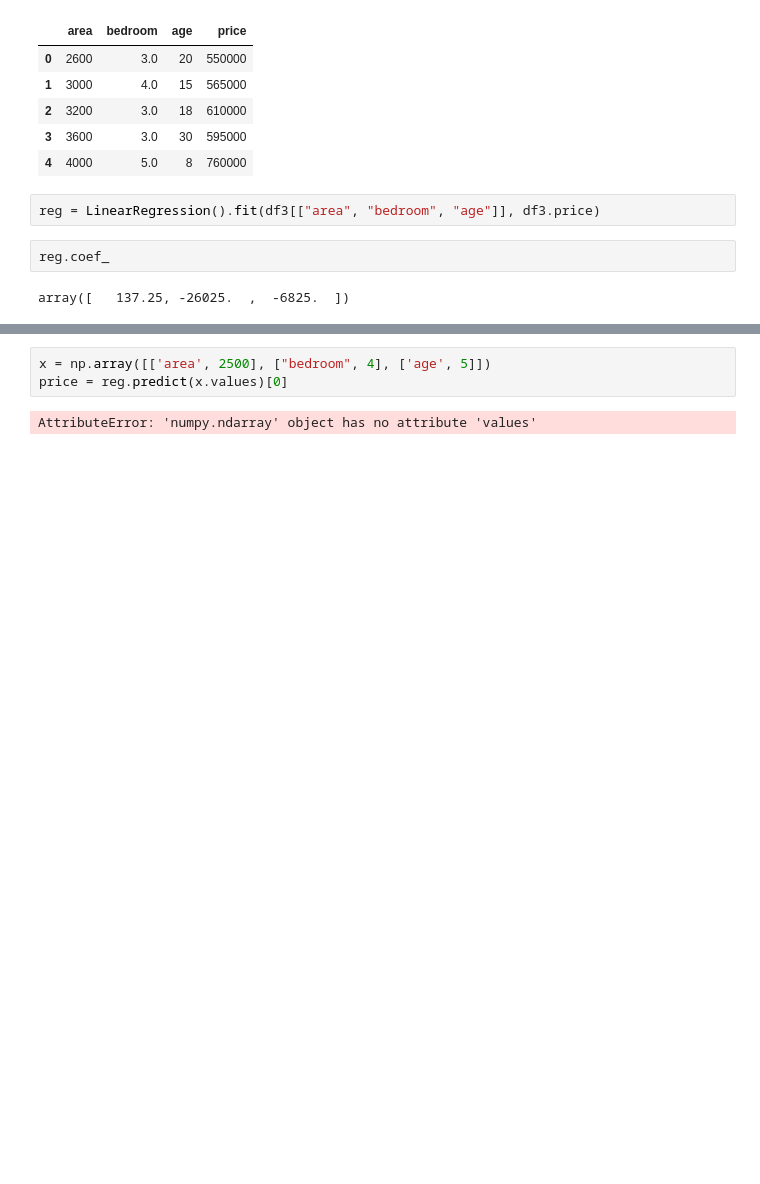
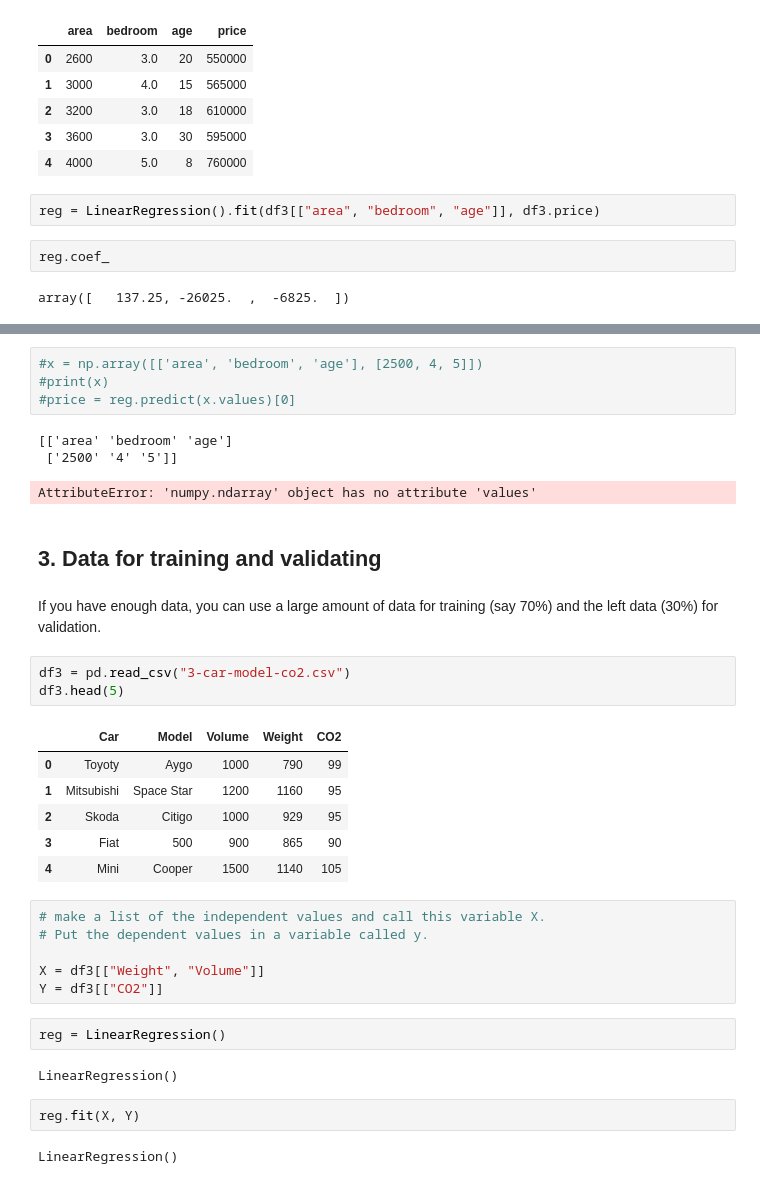
Before and after one commit to code4yonglei/code_4_Tutorials, a Jupyter notebook: machine-learning/1-linear-regression.ipynb, the cells around one changed output, grey strips where cells are left out. Saved outputs shown, nothing was run; the diff lists cells and outputs as text; blank space fills up the shorter version.

```diff
--- a/machine-learning/1-linear-regression.ipynb
+++ b/machine-learning/1-linear-regression.ipynb
@@ -166,5 +166,36 @@ price
 # %%
-x = np.array([['area', 2500], ["bedroom", 4], ['age', 5]])
-price = reg.predict(x.values)[0]
+#x = np.array([['area', 'bedroom', 'age'], [2500, 4, 5]])
+#print(x)
+#price = reg.predict(x.values)[0]
 # %% [output]
-AttributeError: 'numpy.ndarray' object has no attribute 'values'
+[['area' 'bedroom' 'age']
+ ['2500' '4' '5']]
+AttributeError: 'numpy.ndarray' object has no attribute 'values'
+# %% [markdown]
+## 3. Data for training and validating
+# %% [markdown]
+If you have enough data, you can use a large amount of data for training (say 70%) and the left data (30%) for validation.
+# %%
+df3 = pd.read_csv("3-car-model-co2.csv")
+df3.head(5)
+# %% [output]
+|  | Car | Model | Volume | Weight | CO2 |
+| 0 | Toyoty | Aygo | 1000 | 790 | 99 |
+| 1 | Mitsubishi | Space Star | 1200 | 1160 | 95 |
+| 2 | Skoda | Citigo | 1000 | 929 | 95 |
+| 3 | Fiat | 500 | 900 | 865 | 90 |
+| 4 | Mini | Cooper | 1500 | 1140 | 105 |
+# %%
+# make a list of the independent values and call this variable X.
+# Put the dependent values in a variable called y.
+
+X = df3[["Weight", "Volume"]]
+Y = df3[["CO2"]]
+# %%
+reg = LinearRegression()
+# %% [output]
+LinearRegression()
+# %%
+reg.fit(X, Y)
+# %% [output]
+LinearRegression()
```
Also changed, not shown: parts of 5 cells of this notebook.
